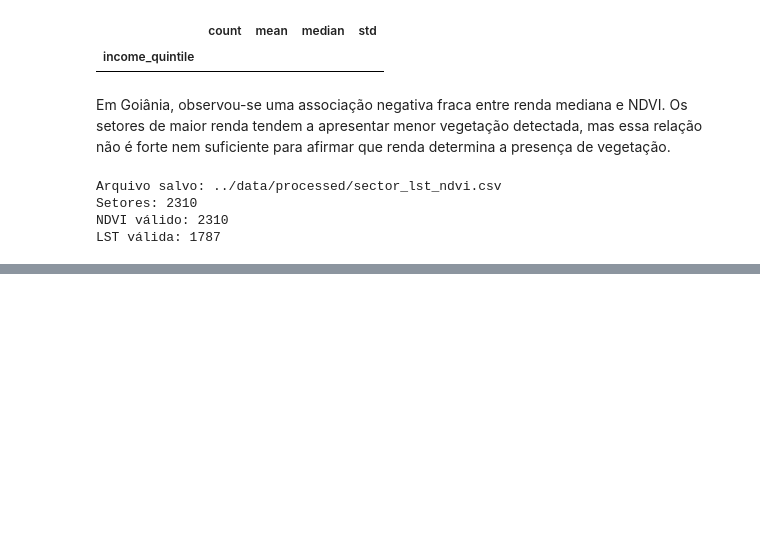
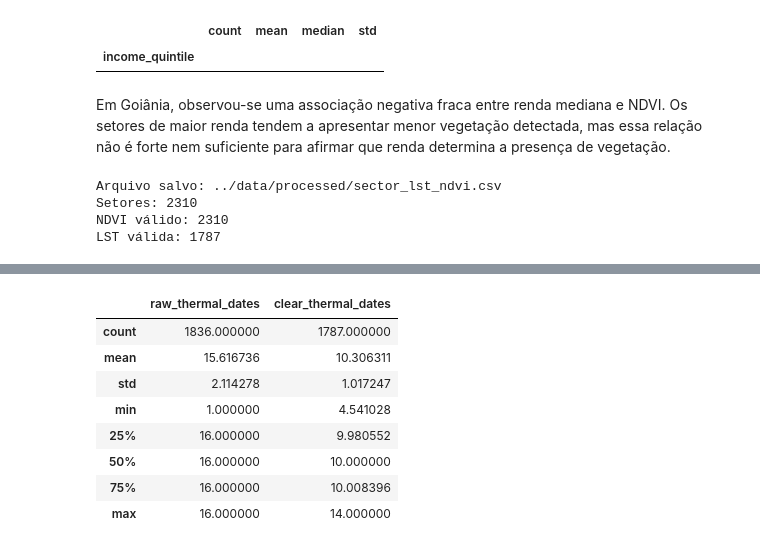
Before and after one commit to HannahGrecco/goiania-thermal-justice, a Jupyter notebook: notebooks/02_earth_engine.ipynb, the cells around one changed output, grey strips where cells are left out. Saved outputs shown, nothing was run; the diff lists cells and outputs as text; code cells hidden in the pictures; blank space fills up the shorter version.

```diff
--- a/notebooks/02_earth_engine.ipynb
+++ b/notebooks/02_earth_engine.ipynb
@@ -623,0 +663,92 @@ LST válida: 1787
+# %%
+def thermal_availability(image):
+    qa = image.select("QA_PIXEL")
+
+    observed_land = (
+        qa.bitwiseAnd(1 << 0).eq(0)
+        .And(qa.bitwiseAnd(1 << 7).eq(0))
+    )
+
+    cloud_or_shadow = (
+        qa.bitwiseAnd(1 << 1).neq(0)
+        .Or(qa.bitwiseAnd(1 << 2).neq(0))
+        .Or(qa.bitwiseAnd(1 << 3).neq(0))
+        .Or(qa.bitwiseAnd(1 << 4).neq(0))
+    )
+
+    clear_land = observed_land.And(cloud_or_shadow.eq(0))
+
+    # O produto original possui temperatura superficial?
+    st_available = image.select("ST_B10").mask().gt(0)
+
+    raw_thermal = (
+        ee.Image.constant(1)
+        .updateMask(st_available)
+        .rename("raw_thermal")
+    )
+
+    clear_thermal = (
+        ee.Image.constant(1)
+        .updateMask(st_available.And(clear_land))
+        .rename("clear_thermal")
+    )
+
+    return raw_thermal.addBands(clear_thermal)
+
+
+thermal_availability_collection = landsat_period.map(
+    thermal_availability
+)
+
+raw_thermal_dates = (
+    thermal_availability_collection
+    .select("raw_thermal")
+    .count()
+    .rename("raw_thermal_dates")
+)
+
+clear_thermal_dates = (
+    thermal_availability_collection
+    .select("clear_thermal")
+    .count()
+    .rename("clear_thermal_dates")
+)
+
+thermal_diagnostic_image = raw_thermal_dates.addBands(
+    clear_thermal_dates
+)
+
+
+def summarize_thermal_availability(feature):
+    statistics = thermal_diagnostic_image.reduceRegion(
+        reducer=ee.Reducer.mean(),
+        geometry=feature.geometry(),
+        scale=30,
+        maxPixels=1e8,
+        tileScale=4,
+    )
+
+    return feature.set(statistics)
+
+
+thermal_diagnostic = sector_fc.map(
+    summarize_thermal_availability
+)
+
+thermal_diagnostic_gdf = geemap.ee_to_gdf(
+    thermal_diagnostic
+)
+
+thermal_diagnostic_gdf[
+    ["raw_thermal_dates", "clear_thermal_dates"]
+].describe()
+# %% [output]
+|  | raw_thermal_dates | clear_thermal_dates |
+| count | 1836.000000 | 1787.000000 |
+| mean | 15.616736 | 10.306311 |
+| std | 2.114278 | 1.017247 |
+| min | 1.000000 | 4.541028 |
+| 25% | 16.000000 | 9.980552 |
+| 50% | 16.000000 | 10.000000 |
+| 75% | 16.000000 | 10.008396 |
+| max | 16.000000 | 14.000000 |
```
Also changed, not shown: parts of 15 cells of this notebook, 1 other file.
